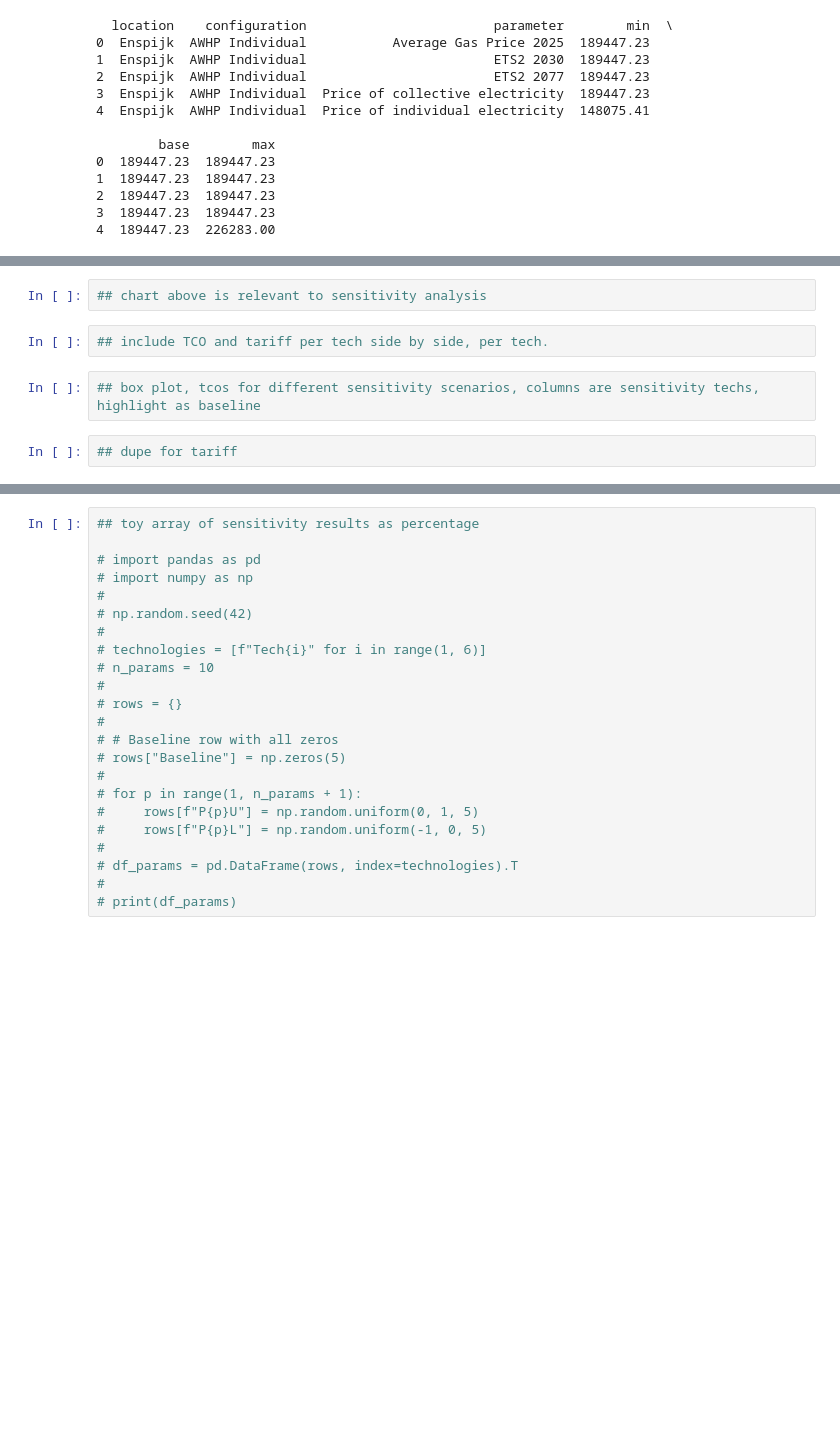
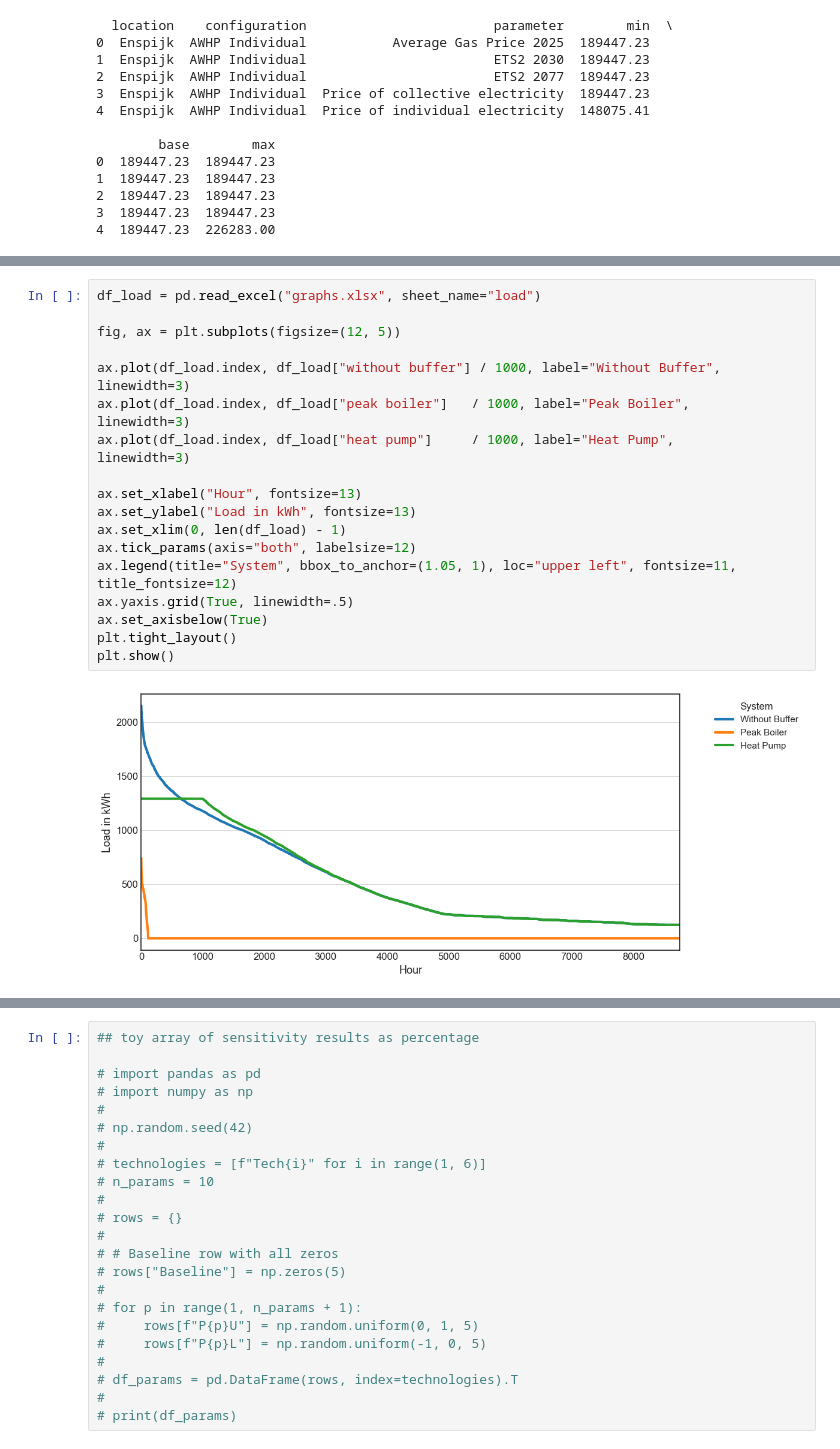
Before and after one commit to karivero/uu-consultancy, a Jupyter notebook: results.ipynb, the cells around one changed output, grey strips where cells are left out. Saved outputs shown, nothing was run; the diff lists cells and outputs as text; blank space fills up the shorter version.

```diff
--- a/results.ipynb
+++ b/results.ipynb
@@ -678,8 +676,20 @@ plt.show()
-# %%
-## chart above is relevant to sensitivity analysis
-# %%
-## include TCO and tariff per tech side by side, per tech.
-# %%
-## box plot, tcos for different sensitivity scenarios, columns are sensitivity techs, highlight as baseline
-# %%
-## dupe for tariff
+# %%
+df_load = pd.read_excel("graphs.xlsx", sheet_name="load")
+
+fig, ax = plt.subplots(figsize=(12, 5))
+
+ax.plot(df_load.index, df_load["without buffer"] / 1000, label="Without Buffer", linewidth=3)
+ax.plot(df_load.index, df_load["peak boiler"]   / 1000, label="Peak Boiler",     linewidth=3)
+ax.plot(df_load.index, df_load["heat pump"]     / 1000, label="Heat Pump",       linewidth=3)
+
+ax.set_xlabel("Hour", fontsize=13)
+ax.set_ylabel("Load in kWh", fontsize=13)
+ax.set_xlim(0, len(df_load) - 1)
+ax.tick_params(axis="both", labelsize=12)
+ax.legend(title="System", bbox_to_anchor=(1.05, 1), loc="upper left", fontsize=11, title_fontsize=12)
+ax.yaxis.grid(True, linewidth=.5)
+ax.set_axisbelow(True)
+plt.tight_layout()
+plt.show()
+# %% [output]
+[figure, added]
```
Also changed, not shown: parts of 9 cells of this notebook, 1 other file.
